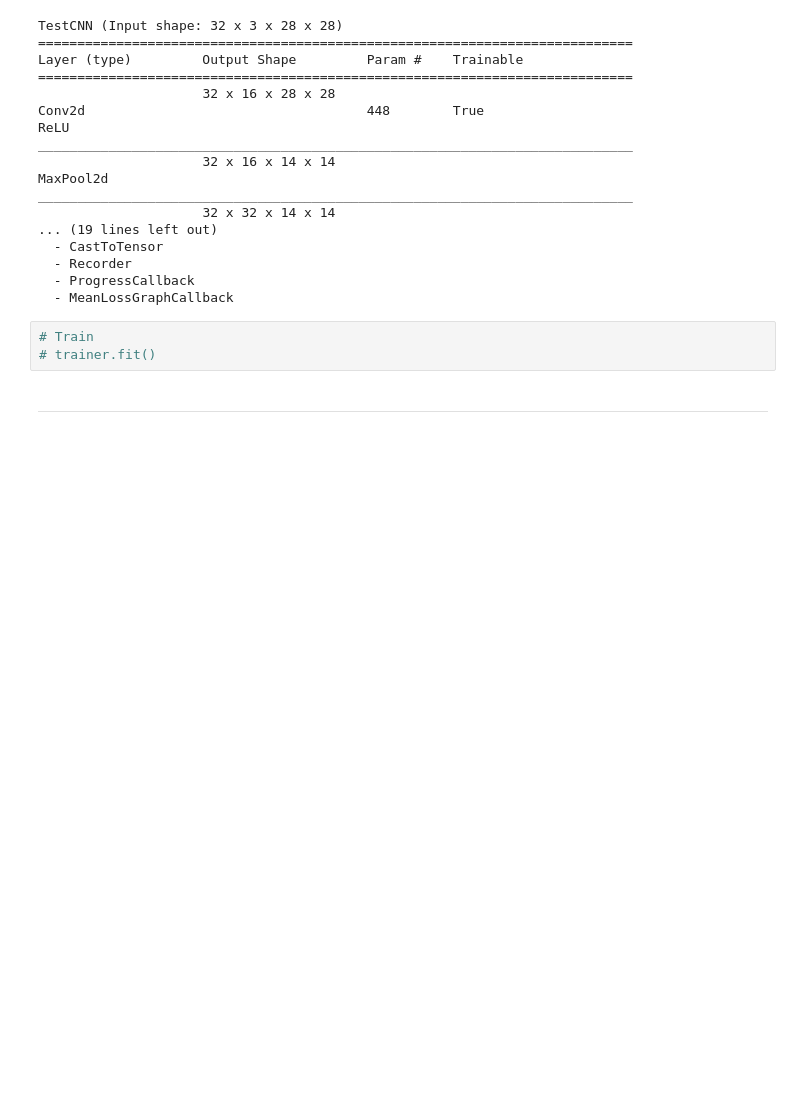
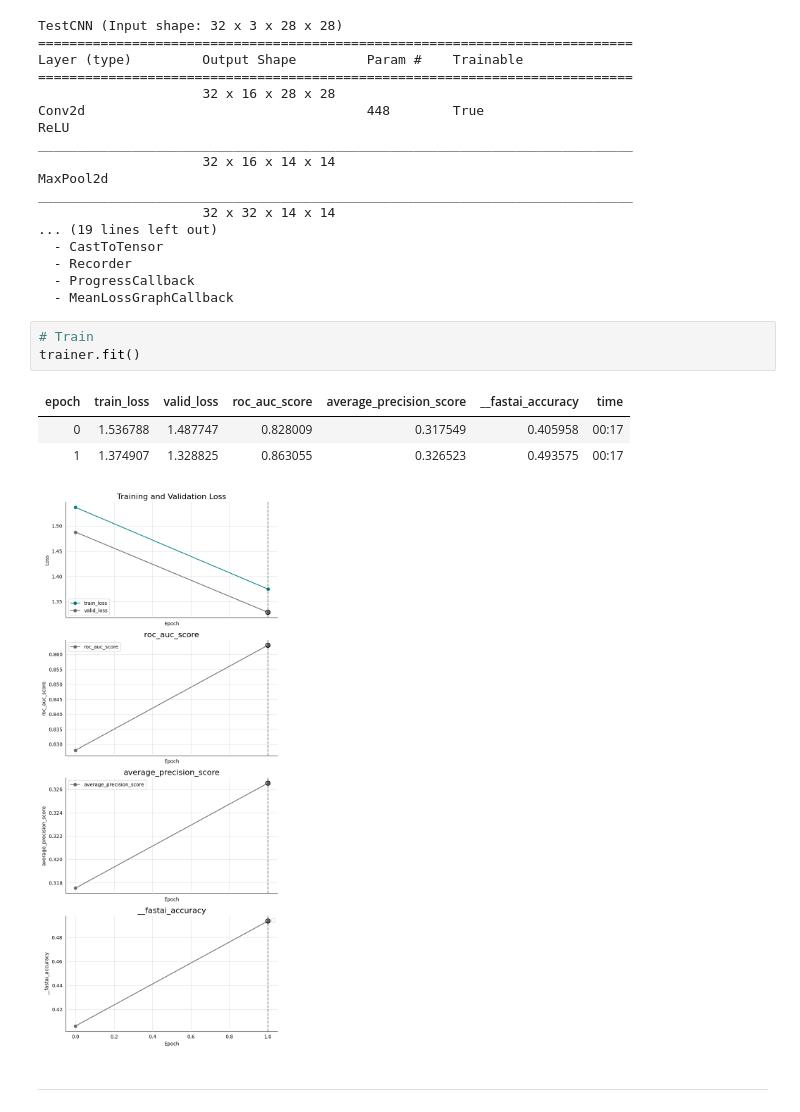
Before and after one commit to deepCLEM/bonsai, a Jupyter notebook: nbs/080_engines.ipynb, the cells around one changed output. Cells and saved outputs as stored; diff of their text form; blank space fills up the shorter version.

```diff
--- a/nbs/080_engines.ipynb
+++ b/nbs/080_engines.ipynb
@@ -2298,7 +2307,12 @@ ____________________________________________________________________________
   - MeanLossGraphCallback
 # %%
 # Train
-# trainer.fit()
+trainer.fit()
+# %% [output]
+| epoch | train_loss | valid_loss | roc_auc_score | average_precision_score | __fastai_accuracy | time |
+| 0 | 1.536788 | 1.487747 | 0.828009 | 0.317549 | 0.405958 | 00:17 |
+| 1 | 1.374907 | 1.328825 | 0.863055 | 0.326523 | 0.493575 | 00:17 |
+[figure, added]
 # %% [markdown]
 ---
 # %%
```
Also changed, not shown: parts of 9 cells of this notebook, 8 other files.
